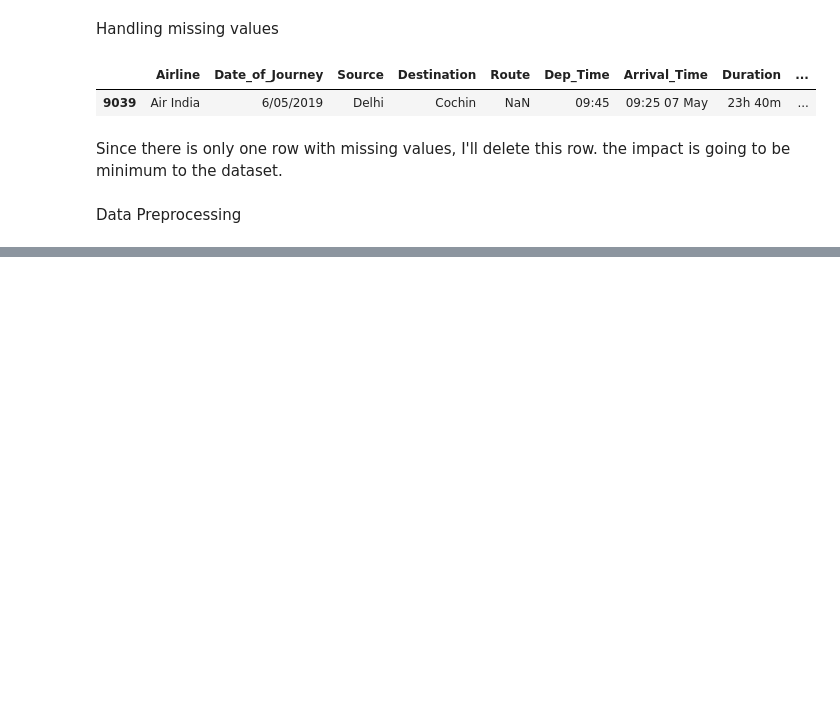
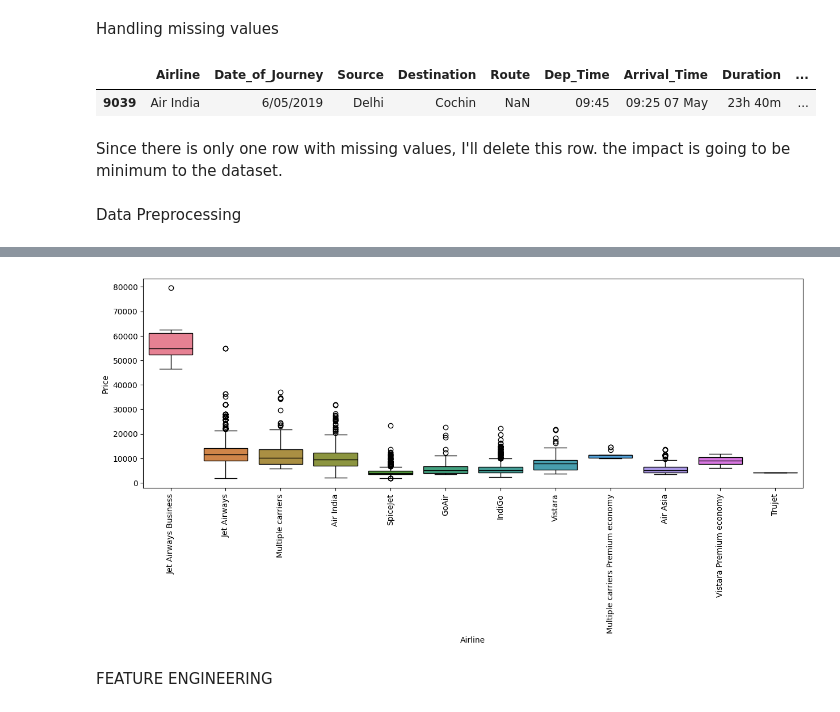
Before and after one commit to MauriPT/predict-fares-ariplanes-ticket, a Jupyter notebook: main.ipynb, the cells around one changed output, grey strips where cells are left out. Saved outputs shown, nothing was run; the diff lists cells and outputs as text; code cells hidden in the pictures; blank space fills up the shorter version.

```diff
--- a/main.ipynb
+++ b/main.ipynb
@@ -99,0 +187,9 @@ df.drop(col_to_drop, axis=1, inplace=True)
+# %%
+p = sns.boxplot(data=df.sort_values('Price', ascending=False), x='Airline', y='Price', linecolor='black', hue='Airline')
+p.figure.set_figwidth(15)
+plt.xticks(rotation='vertical')
+plt.show()
+# %% [output]
+[figure, added]
+# %% [markdown]
+FEATURE ENGINEERING
```
Also changed, not shown: parts of 15 cells of this notebook.
